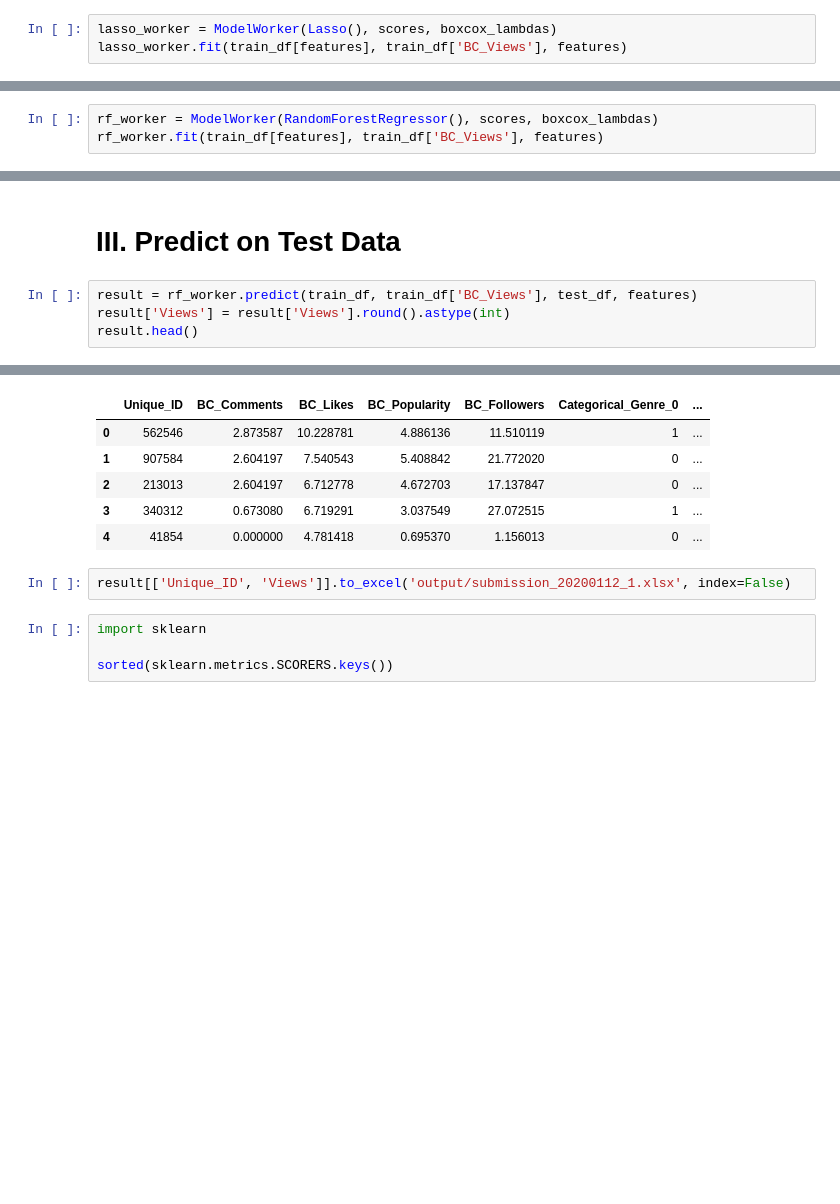
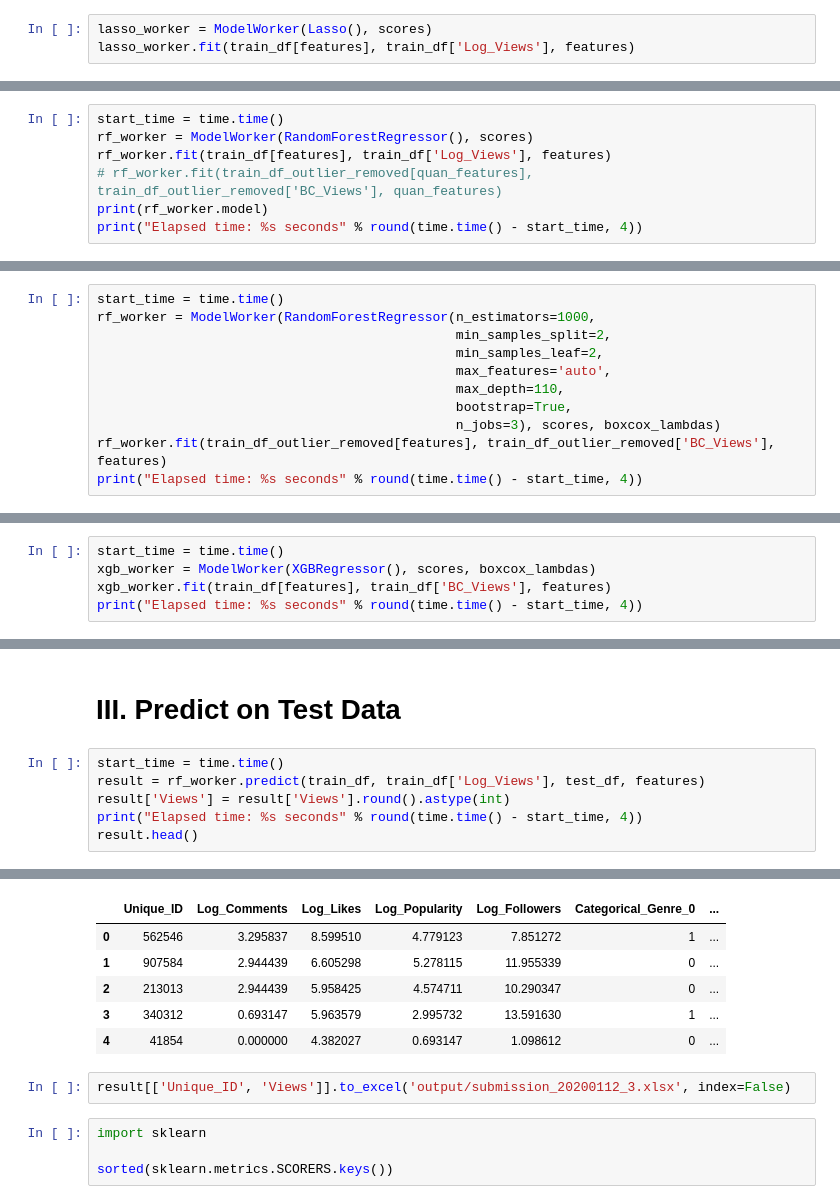
Before and after one commit to Shenghao1993/songs-popularity-prediction, a Jupyter notebook: 2.0-model-training-evaluation.ipynb, the cells around one changed output, grey strips where cells are left out. Cells and saved outputs as stored; diff of their text form; blank space fills up the shorter version.

```diff
--- a/2.0-model-training-evaluation.ipynb
+++ b/2.0-model-training-evaluation.ipynb
@@ -50,6 +60,6 @@ RMSE:  1.364793
 # %% [markdown]
 ## 2.2 Lasso
 # %%
-lasso_worker = ModelWorker(Lasso(), scores, boxcox_lambdas)
-lasso_worker.fit(train_df[features], train_df['BC_Views'], features)
+lasso_worker = ModelWorker(Lasso(), scores)
+lasso_worker.fit(train_df[features], train_df['Log_Views'], features)
 # %% [output]
@@ -75,3 +85,10 @@ Grid scores on development set:
 Elapsed time: 7.6929 seconds
 # %% [markdown]
 ## 2.3 Random Forest
+# %%
+start_time = time.time()
+rf_worker = ModelWorker(RandomForestRegressor(), scores)
+rf_worker.fit(train_df[features], train_df['Log_Views'], features)
+# rf_worker.fit(train_df_outlier_removed[quan_features], train_df_outlier_removed['BC_Views'], quan_features)
+print(rf_worker.model)
+print("Elapsed time: %s seconds" % round(time.time() - start_time, 4))
@@ -77,0 +145,11 @@ Elapsed time: 7.6929 seconds
+# %%
+start_time = time.time()
+rf_worker = ModelWorker(RandomForestRegressor(n_estimators=1000,
+                                              min_samples_split=2,
+                                              min_samples_leaf=2,
+                                              max_features='auto',
+                                              max_depth=110,
+                                              bootstrap=True,
+                                              n_jobs=3), scores, boxcox_lambdas)
+rf_worker.fit(train_df_outlier_removed[features], train_df_outlier_removed['BC_Views'], features)
+print("Elapsed time: %s seconds" % round(time.time() - start_time, 4))
@@ -78,4 +173,6 @@ Elapsed time: 7.6929 seconds
 # %%
-rf_worker = ModelWorker(RandomForestRegressor(), scores, boxcox_lambdas)
-rf_worker.fit(train_df[features], train_df['BC_Views'], features)
+start_time = time.time()
+xgb_worker = ModelWorker(XGBRegressor(), scores, boxcox_lambdas)
+xgb_worker.fit(train_df[features], train_df['BC_Views'], features)
+print("Elapsed time: %s seconds" % round(time.time() - start_time, 4))
 # %% [output]
@@ -83,8 +181,10 @@ RMSE:  0.726572
 # %% [markdown]
 # III. Predict on Test Data
 # %%
-result = rf_worker.predict(train_df, train_df['BC_Views'], test_df, features)
+start_time = time.time()
+result = rf_worker.predict(train_df, train_df['Log_Views'], test_df, features)
 result['Views'] = result['Views'].round().astype(int)
+print("Elapsed time: %s seconds" % round(time.time() - start_time, 4))
 result.head()
 # %% [output]
 Fitted model:  RandomForestRegressor(bootstrap=True, ccp_alpha=0.0, criterion='mse',
@@ -97,11 +198,11 @@ Fitted model:  RandomForestRegressor(bootstrap=True, ccp_alpha=0.0, criterion='m
-|  | Unique_ID | BC_Comments | BC_Likes | BC_Popularity | BC_Followers | Categorical_Genre_0 | ... |
-| 0 | 562546 | 2.873587 | 10.228781 | 4.886136 | 11.510119 | 1 | ... |
-| 1 | 907584 | 2.604197 | 7.540543 | 5.408842 | 21.772020 | 0 | ... |
-| 2 | 213013 | 2.604197 | 6.712778 | 4.672703 | 17.137847 | 0 | ... |
-| 3 | 340312 | 0.673080 | 6.719291 | 3.037549 | 27.072515 | 1 | ... |
-| 4 | 41854 | 0.000000 | 4.781418 | 0.695370 | 1.156013 | 0 | ... |
+|  | Unique_ID | Log_Comments | Log_Likes | Log_Popularity | Log_Followers | Categorical_Genre_0 | ... |
+| 0 | 562546 | 3.295837 | 8.599510 | 4.779123 | 7.851272 | 1 | ... |
+| 1 | 907584 | 2.944439 | 6.605298 | 5.278115 | 11.955339 | 0 | ... |
+| 2 | 213013 | 2.944439 | 5.958425 | 4.574711 | 10.290347 | 0 | ... |
+| 3 | 340312 | 0.693147 | 5.963579 | 2.995732 | 13.591630 | 1 | ... |
+| 4 | 41854 | 0.000000 | 4.382027 | 0.693147 | 1.098612 | 0 | ... |
 # %%
-result[['Unique_ID', 'Views']].to_excel('output/submission_20200112_1.xlsx', index=False)
+result[['Unique_ID', 'Views']].to_excel('output/submission_20200112_3.xlsx', index=False)
 # %%
 import sklearn
 
```
Also changed, not shown: parts of 15 cells of this notebook, 7 other files.
